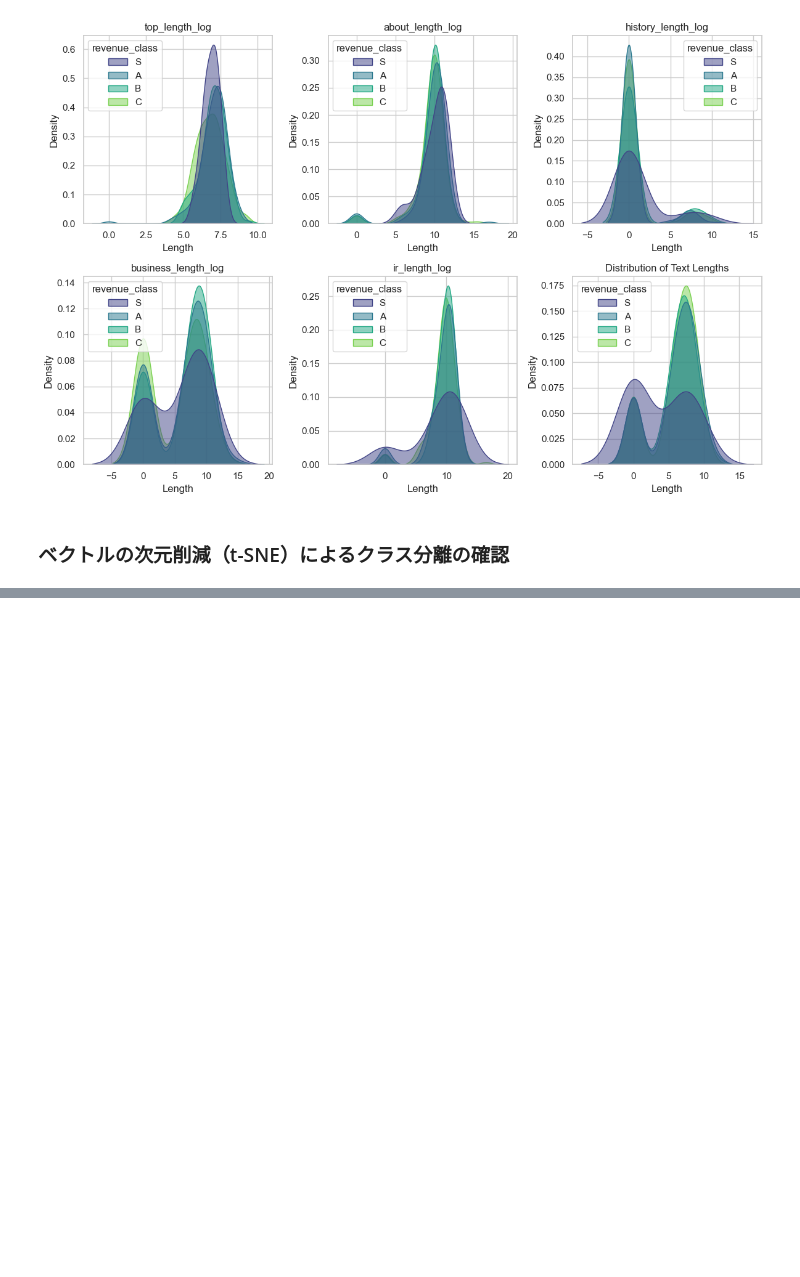
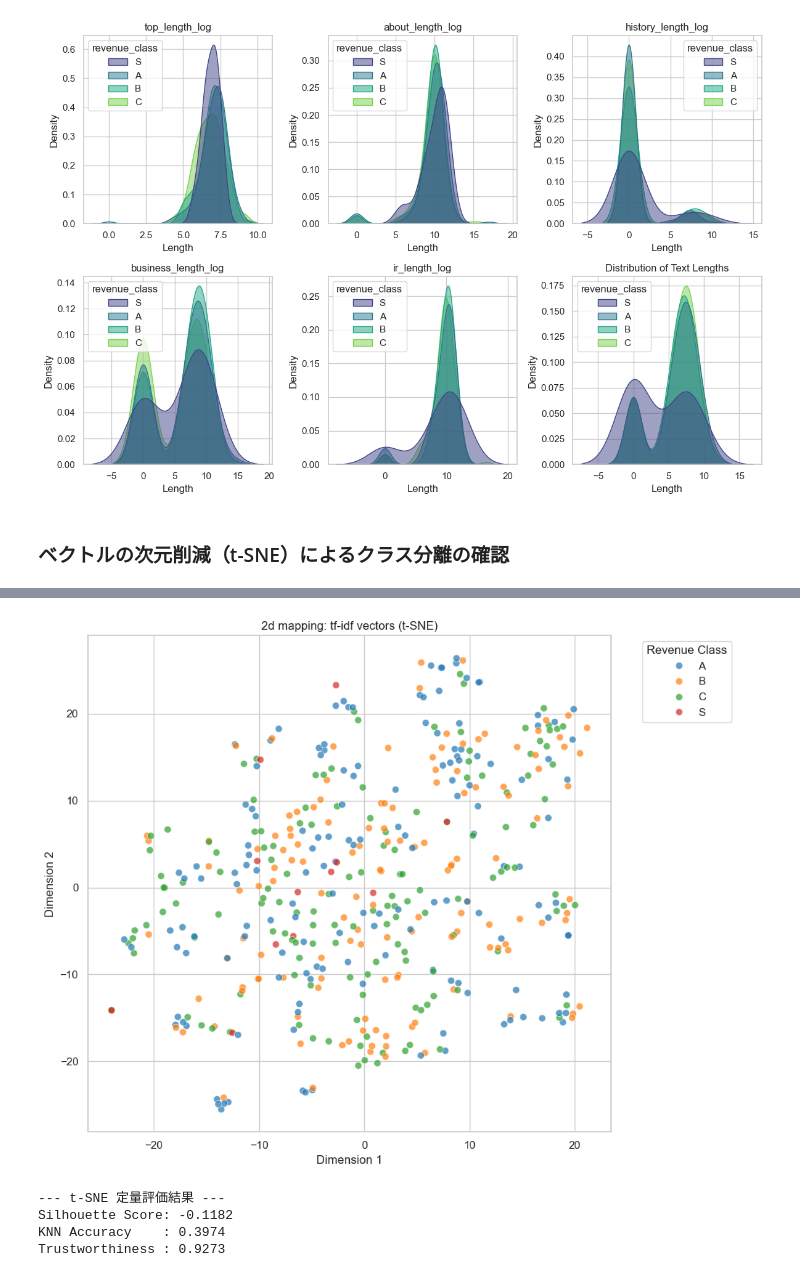
Before and after one commit to wakaharu999/revenue-ml, a Jupyter notebook: notebooks/eda.ipynb, the cells around one changed output, grey strips where cells are left out. Drawn from its saved outputs; the diff is of its cells as text; code cells hidden in the pictures; blank space fills up the shorter version.

```diff
--- a/notebooks/eda.ipynb
+++ b/notebooks/eda.ipynb
@@ -479,0 +511,4 @@ print("    この数字がLightGBMのAccuracyに近いほど、t-SNEの図が本
+# %%
+df_tfidf = pd.read_parquet('../data/tfidf_features.parquet')
+print(f"データ形状: {df_tfidf.shape}")
+display(df_tfidf.head(3))
@@ -479,0 +522,44 @@ print("    この数字がLightGBMのAccuracyに近いほど、t-SNEの図が本
+# %%
+# -------- 次元削減と可視化 ---------
+
+# 1. ベクトル列（'_vec_'を含む列）だけを抽出
+vec_cols = [c for c in df_tfidf.columns if '_vec_' in c]
+X_tfidf_vec = df_tfidf[vec_cols].fillna(0).values
+y_tfidf_class = df_tfidf['revenue_class']
+
+# 2. PCAで一旦50次元に落とす（計算の高速化とノイズ除去のため）
+pca = PCA(n_components=50, random_state=42)
+X_pca = pca.fit_transform(X_tfidf_vec)
+
+# 3. t-SNEで2次元に圧縮
+tsne = TSNE(n_components=2, perplexity=30, random_state=42)
+embedding = tsne.fit_transform(X_pca)
+
+# 4. 散布図としてプロット
+plt.figure(figsize=(10, 8))
+sns.scatterplot(
+    x=embedding[:, 0],
+    y=embedding[:, 1],
+    hue=y_tfidf_class,
+    palette='tab10',
+    alpha=0.7,
+    s=50
+)
+plt.title('2d mapping: tf-idf vectors (t-SNE)', fontsize=12)
+plt.xlabel('Dimension 1')
+plt.ylabel('Dimension 2')
+plt.legend(title='Revenue Class', bbox_to_anchor=(1.05, 1), loc='upper left')
+plt.tight_layout()
+plt.show()
+
+metrics = evaluate_tsne(X_tfidf_vec, embedding, y_tfidf_class)
+print("\n--- t-SNE 定量評価結果 ---")
+print(f"Silhouette Score: {metrics['silhouette']:.4f}")      # クラスの分離度（1に近いほど良い）
+print(f"KNN Accuracy    : {metrics['knn_accuracy']:.4f}")    # 2次元上でのクラス一致率
+print(f"Trustworthiness : {metrics['trustworthiness']:.4f}") # 構造の保存度（1に近いほど良い）
+# %% [output]
+[figure, added]
+--- t-SNE 定量評価結果 ---
+Silhouette Score: -0.1182
+KNN Accuracy    : 0.3974
+Trustworthiness : 0.9273
```
Also changed, not shown: parts of 9 cells of this notebook, 5 other files.
